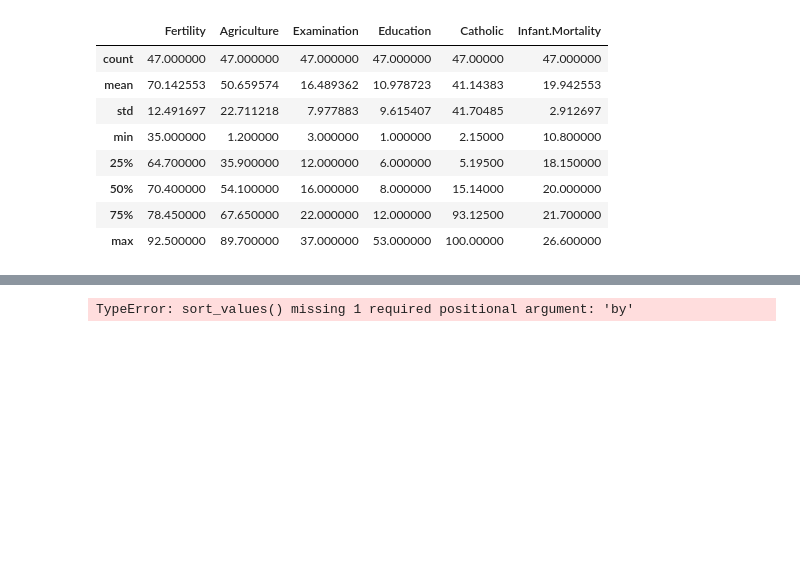
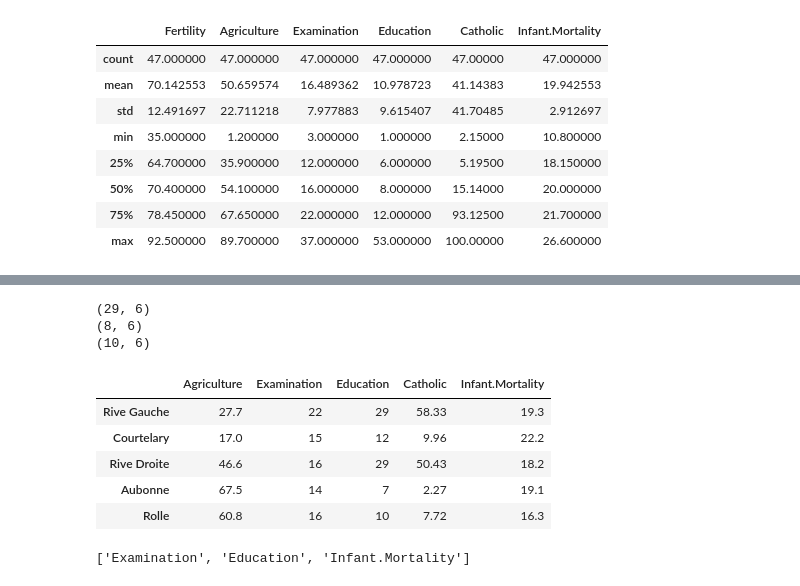
Before and after one commit to rajaramgautam/regression-exercises, a Jupyter notebook: feature_engineering.ipynb, the cells around one changed output, grey strips where cells are left out. Drawn from its saved outputs; the diff is of its cells as text; code cells hidden in the pictures; blank space fills up the shorter version.

```diff
--- a/feature_engineering.ipynb
+++ b/feature_engineering.ipynb
@@ -540,4 +542,34 @@ memory usage: 3.6+ KB
-# %%
-swiss_df.stack().reset_index().sort_values()
-# %% [output]
-TypeError: sort_values() missing 1 required positional argument: 'by'
+# %%
+# Split the data
+train, validate, test = split_tips(swiss_df)
+# %%
+print(train.shape)
+print(validate.shape)
+print(test.shape)
+# %% [output]
+(29, 6)
+(8, 6)
+(10, 6)
+# %%
+target = "Fertility"
+
+# split train into X (dataframe, drop target) & y (series, keep target only)
+X_train = train.drop(columns=["Fertility"])
+y_train = train["Fertility"]
+
+# split validate into X (dataframe, drop target) & y (series, keep target only)
+X_validate = validate.drop(columns=["Fertility"])
+y_validate = validate["Fertility"]
+
+# split test into X (dataframe, drop target) & y (series, keep target only)
+X_test = test.drop(columns=["Fertility"])
+y_test = test["Fertility"]
+
+X_train.head()
+# %% [output]
+|  | Agriculture | Examination | Education | Catholic | Infant.Mortality |
+| Rive Gauche | 27.7 | 22 | 29 | 58.33 | 19.3 |
+| Courtelary | 17.0 | 15 | 12 | 9.96 | 22.2 |
+| Rive Droite | 46.6 | 16 | 29 | 50.43 | 18.2 |
+| Aubonne | 67.5 | 14 | 7 | 2.27 | 19.1 |
+| Rolle | 60.8 | 16 | 10 | 7.72 | 16.3 |
@@ -543,0 +593,5 @@ TypeError: sort_values() missing 1 required positional argument: 'by'
+# %%
+# Using functions defined in # 2 to get kbest features
+select_kbest(X_train_scaled, y_train, 3)
+# %% [output]
+['Examination', 'Education', 'Infant.Mortality']
```
Also changed, not shown: parts of 20 cells of this notebook.
